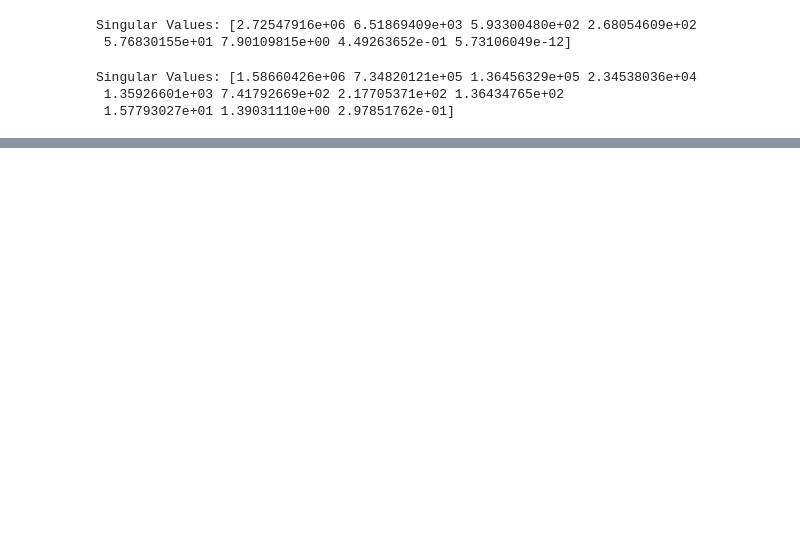
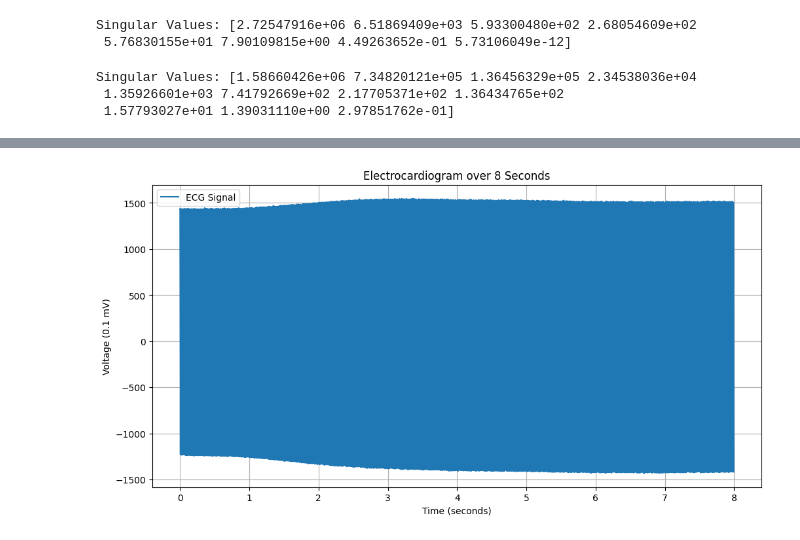
Before and after one commit to jiulong15/comp90051, a Jupyter notebook: code/waveFeature_extraction.ipynb, the cells around one changed output, grey strips where cells are left out. Cells and saved outputs as stored; diff of their text form; code cells hidden in the pictures; blank space fills up the shorter version.

```diff
--- a/code/waveFeature_extraction.ipynb
+++ b/code/waveFeature_extraction.ipynb
@@ -96,0 +120,19 @@ Singular Values: [1.58660426e+06 7.34820121e+05 1.36456329e+05 2.34538036e+04
+# %%
+num_seconds = 8
+sampling_rate = 180
+
+full_signal = np.concatenate(ECG['binwave'].iloc[0:num_seconds].values)
+
+
+time_points = np.linspace(0, num_seconds, num_seconds * sampling_rate, endpoint=False)
+
+plt.figure(figsize=(12, 6))
+plt.plot(time_points, full_signal, label='ECG Signal')
+plt.title('Electrocardiogram over 8 Seconds')
+plt.xlabel('Time (seconds)')
+plt.ylabel('Voltage (0.1 mV)')
+plt.legend()
+plt.grid(True)
+plt.show()
+# %% [output]
+[figure, added]
```
Also changed, not shown: parts of 10 cells of this notebook.
